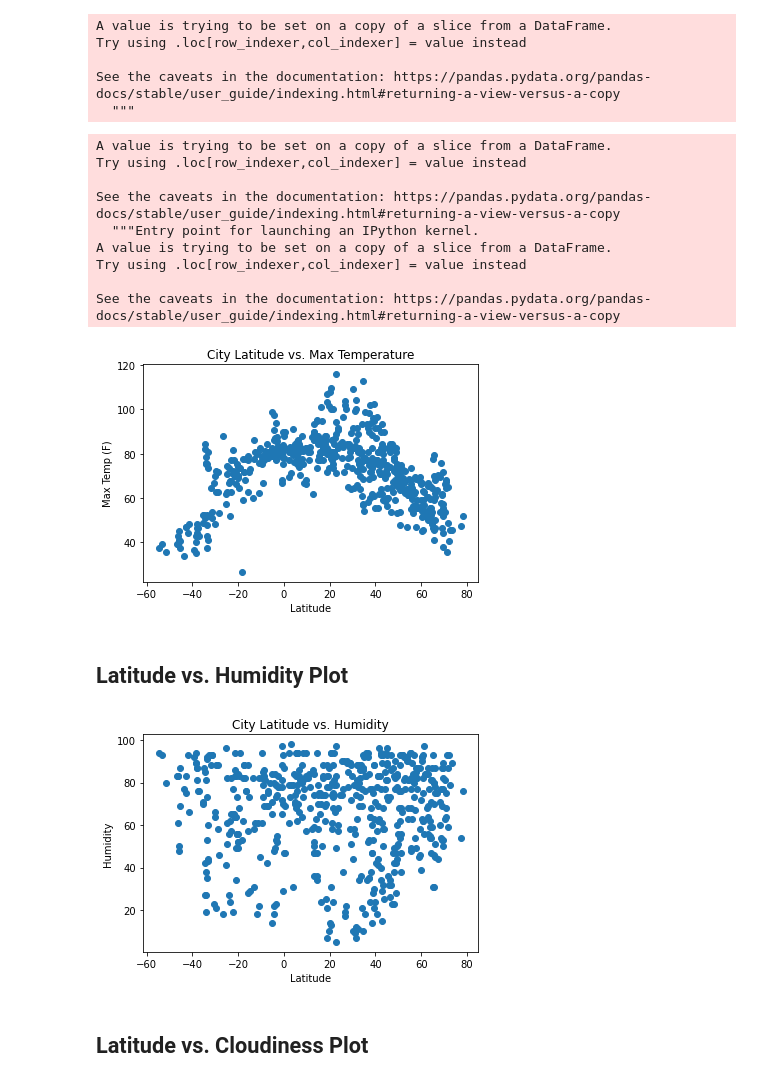
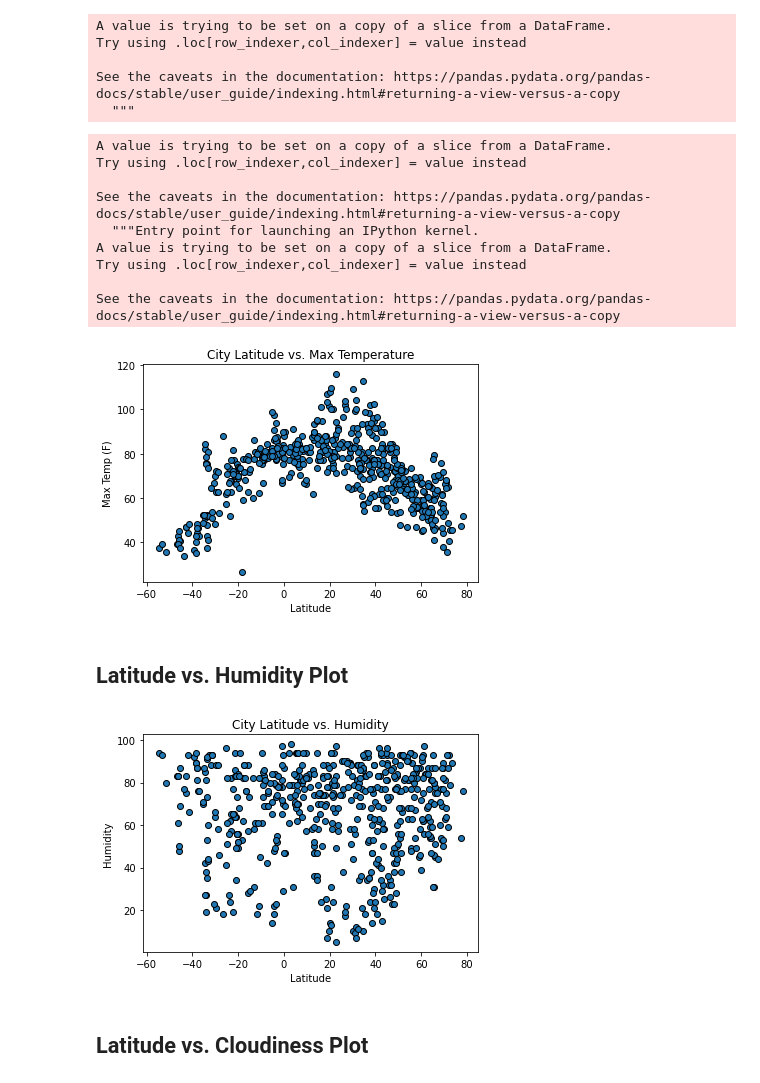
Before and after one commit to jessyoder/Python-Api-Challenge, a Jupyter notebook: WeatherPy/weather_py_practice-Copy1.ipynb, the cells around one changed output. Saved outputs shown, nothing was run; the diff lists cells and outputs as text; code cells hidden in the pictures.

```diff
--- a/WeatherPy/weather_py_practice-Copy1.ipynb
+++ b/WeatherPy/weather_py_practice-Copy1.ipynb
@@ -199,7 +199,7 @@ y_axis = lat_vs_temp["Max Temp (F)"]
 plt.title("City Latitude vs. Max Temperature")
 plt.xlabel("Latitude")
 plt.ylabel("Max Temp (F)")
-lat_vs_temp_plot = plt.scatter(x_axis, y_axis)
+lat_vs_temp_plot = plt.scatter(x_axis, y_axis, edgecolors="black")
 # %% [output]
 A value is trying to be set on a copy of a slice from a DataFrame.
 Try using .loc[row_indexer,col_indexer] = value instead
@@ -210,19 +210,19 @@ A value is trying to be set on a copy of a slice from a DataFrame.
 Try using .loc[row_indexer,col_indexer] = value instead
 
 See the caveats in the documentation: https://pandas.pydata.org/pandas-docs/stable/user_guide/indexing.html#returning-a-view-versus-a-copy
-[figure, old version]
+[figure, new version]
 # %% [markdown]
 ## Latitude vs. Humidity Plot
 # %%
 lat_vs_hum = weather_df[["Lat", "Humidity"]]
 x_axis = lat_vs_hum["Lat"]
 y_axis = lat_vs_hum["Humidity"]
 plt.title("City Latitude vs. Humidity")
 plt.xlabel("Latitude")
 plt.ylabel("Humidity")
-lat_vs_hum_plot = plt.scatter(x_axis, y_axis)
+lat_vs_hum_plot = plt.scatter(x_axis, y_axis, edgecolors="black")
 # %% [output]
-[figure, old version]
+[figure, new version]
 # %% [markdown]
 ## Latitude vs. Cloudiness Plot
 # %%
```
Also changed, not shown: parts of 6 cells of this notebook, 1 other file.
